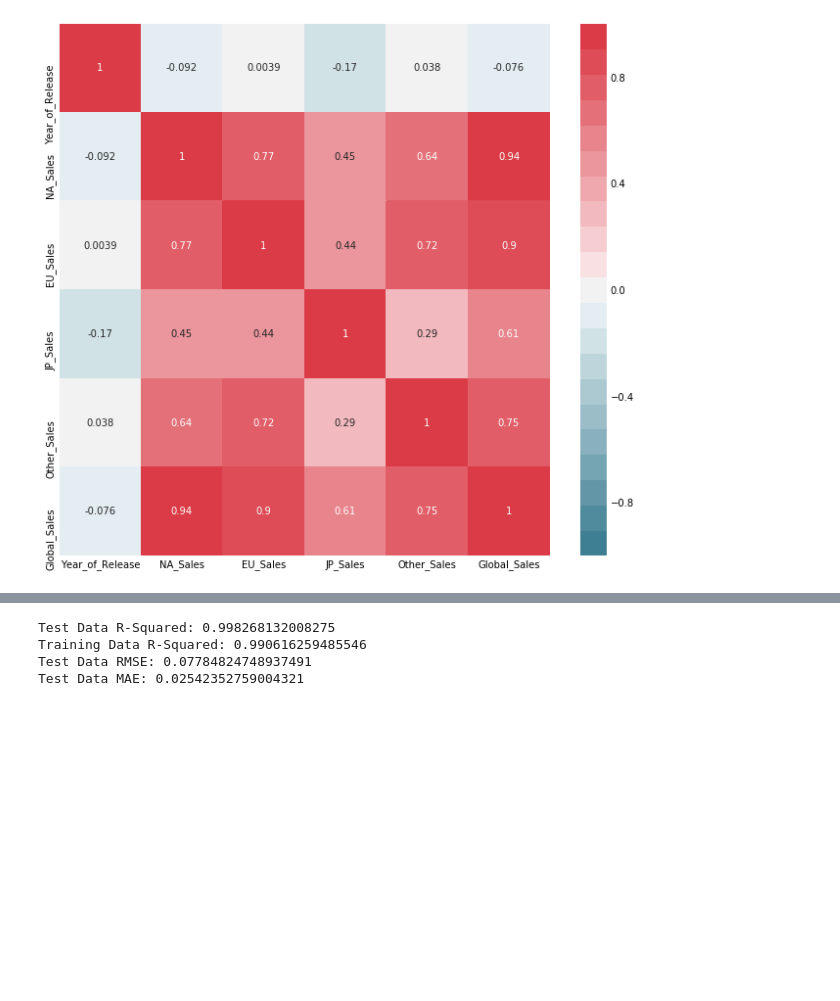
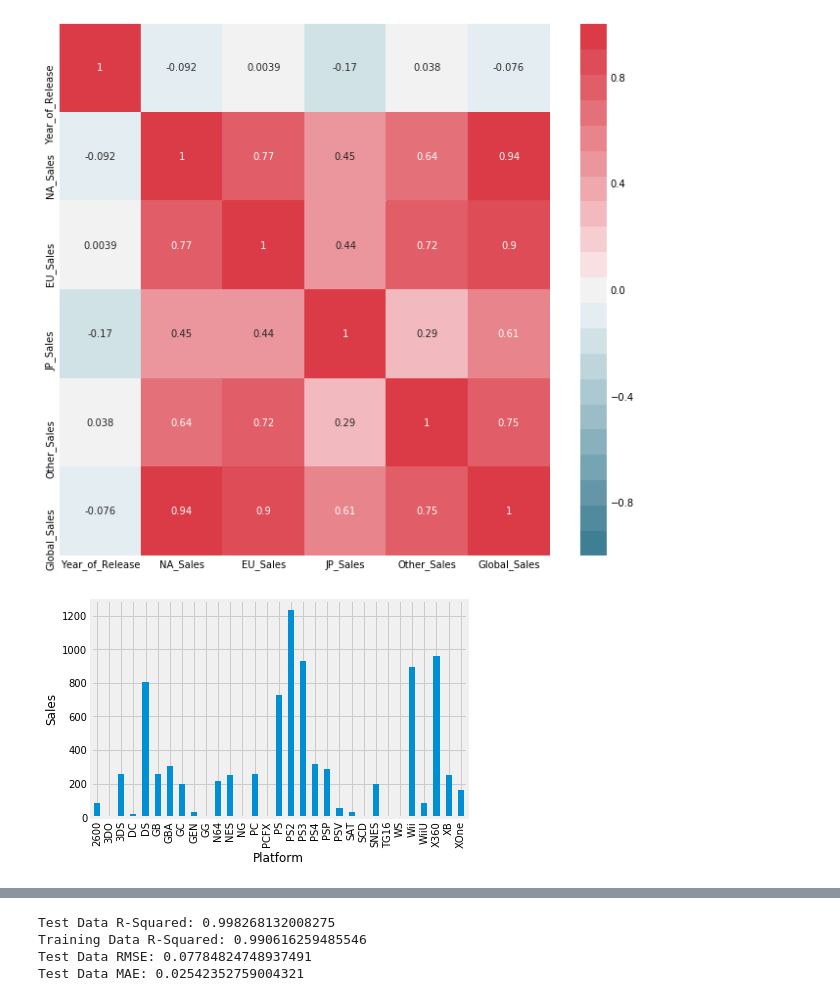
Before and after one commit to rejohnsonjr/Springboard_DS_Track, a Jupyter notebook: Games_Sales.ipynb, the cells around one changed output, grey strips where cells are left out. Saved outputs shown, nothing was run; the diff lists cells and outputs as text; code cells hidden in the pictures; blank space fills up the shorter version.

```diff
--- a/Games_Sales.ipynb
+++ b/Games_Sales.ipynb
@@ -100,3 +102,8 @@ sns.heatmap(gamesSales.corr(),
            );
 # %% [output]
 [figure]
+# %%
+plt.ylabel("Sales")
+gamesSales.groupby('Platform')['Global_Sales'].sum().plot(kind='bar');
+# %% [output]
+[figure, added]
```
Also changed, not shown: parts of 8 cells of this notebook.
